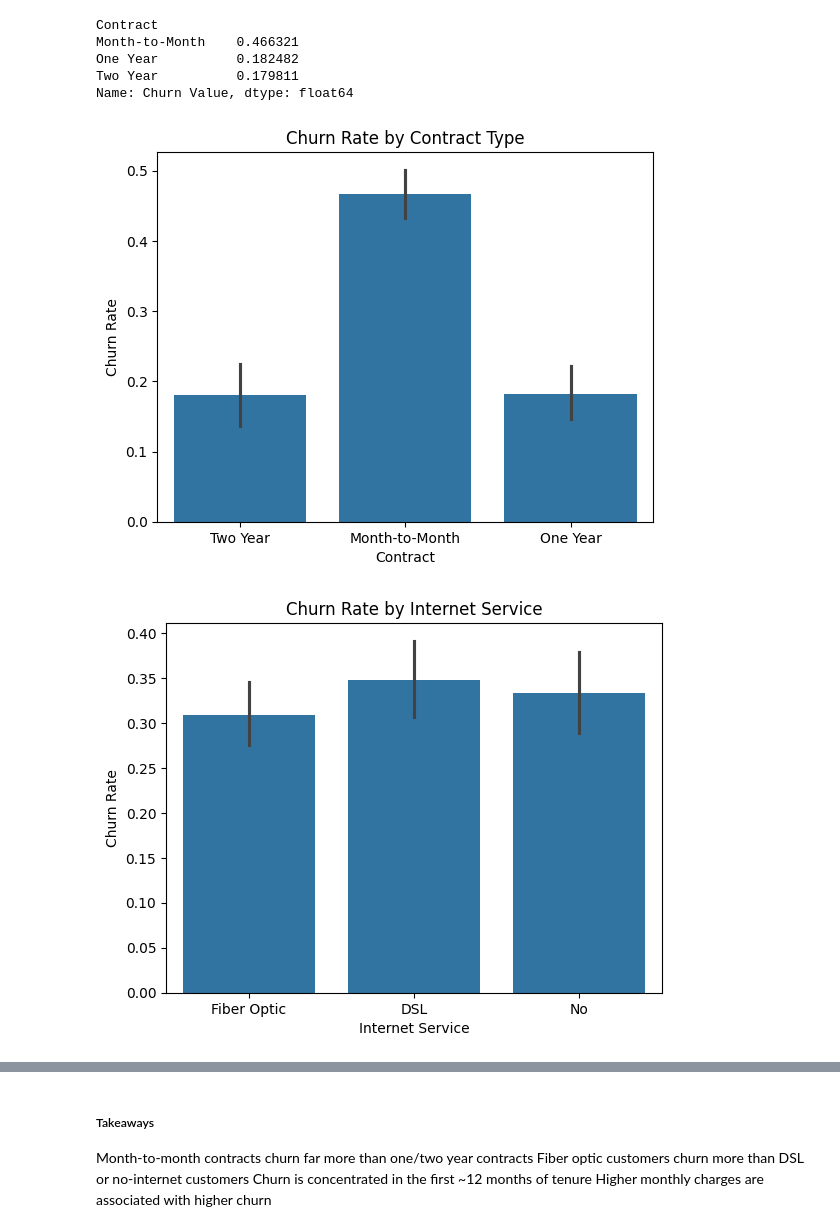
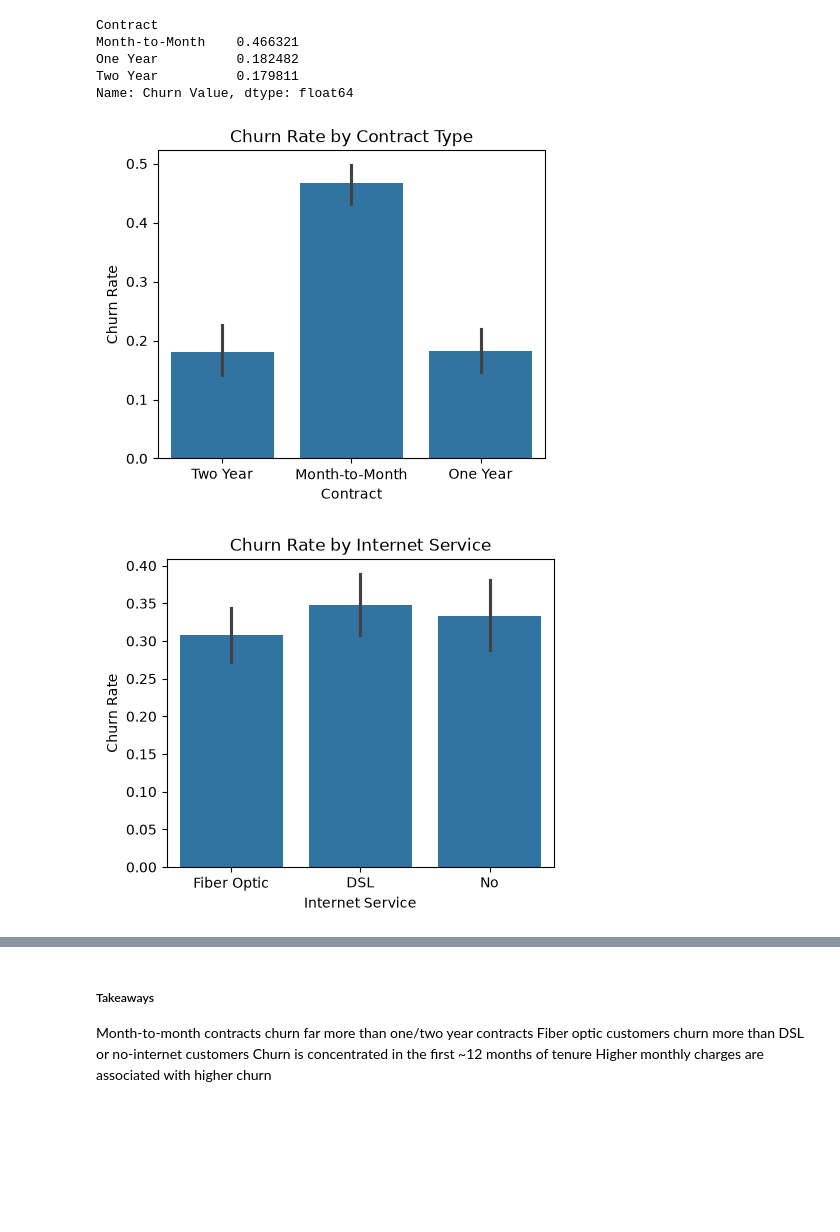
Before and after one commit to Hina-Akram04/Customer-Churn, a Jupyter notebook: notebooks/eda.ipynb, the cells around one changed output, grey strips where cells are left out. Drawn from its saved outputs; the diff is of its cells as text; code cells hidden in the pictures; blank space fills up the shorter version.

```diff
--- a/notebooks/eda.ipynb
+++ b/notebooks/eda.ipynb
@@ -30,17 +30,19 @@ One Year          0.182482
 Two Year          0.179811
 Name: Churn Value, dtype: float64
 # %%
+figure = plt.figure(figsize=(5, 4))
 sns.barplot(data=df, x="Contract", y="Churn Value")
 plt.title("Churn Rate by Contract Type")
 plt.ylabel("Churn Rate")
 plt.show()
 # %% [output]
-[figure, old version]
+[figure, new version]
 # %%
+figure = plt.figure(figsize=(5, 4))
 sns.barplot(data=df, x="Internet Service", y="Churn Value")
 plt.title("Churn Rate by Internet Service")
 plt.ylabel("Churn Rate")
 plt.show()
 # %% [output]
-[figure, old version]
+[figure, new version]
 # %%
```
Also changed, not shown: parts of 3 cells of this notebook.
